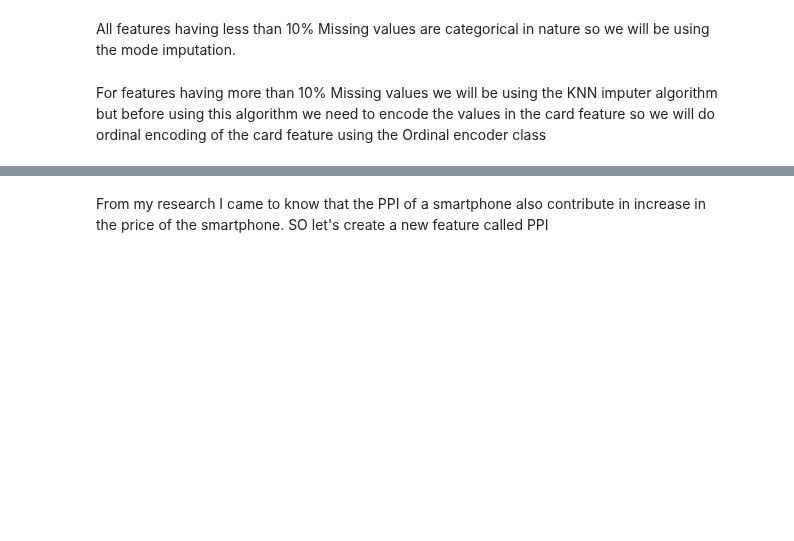
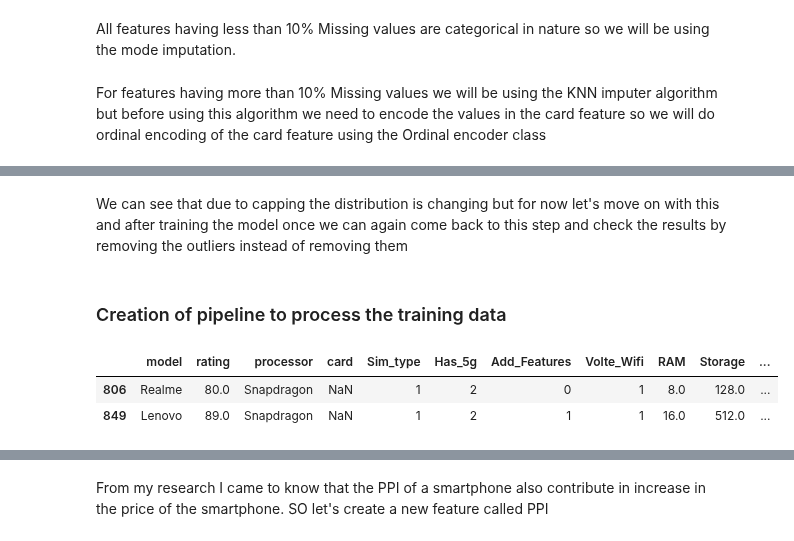
Before and after one commit to yuvraaj2002/AI_Projects, a Jupyter notebook: Smartphone_Price_Prediction/Code.ipynb, the cells around one changed output, grey strips where cells are left out. Drawn from its saved outputs; the diff is of its cells as text; code cells hidden in the pictures; blank space fills up the shorter version.

```diff
--- a/Smartphone_Price_Prediction/Code.ipynb
+++ b/Smartphone_Price_Prediction/Code.ipynb
@@ -416,0 +439,10 @@ temp_df.head(4)
+# %% [markdown]
+We can see that due to capping the distribution is changing but for now let's move on with this and after training the model once we can again come back to this step and check the results by removing the outliers instead of removing them
+# %% [markdown]
+### Creation of pipeline to process the training data
+# %%
+X_train.head(2)
+# %% [output]
+|  | model | rating | processor | card | Sim_type | Has_5g | Add_Features | Volte_Wifi | RAM | Storage | ... |
+| 806 | Realme | 80.0 | Snapdragon | NaN | 1 | 2 | 0 | 1 | 8.0 | 128.0 | ... |
+| 849 | Lenovo | 89.0 | Snapdragon | NaN | 1 | 2 | 1 | 1 | 16.0 | 512.0 | ... |
```
Also changed, not shown: parts of 18 cells of this notebook.
